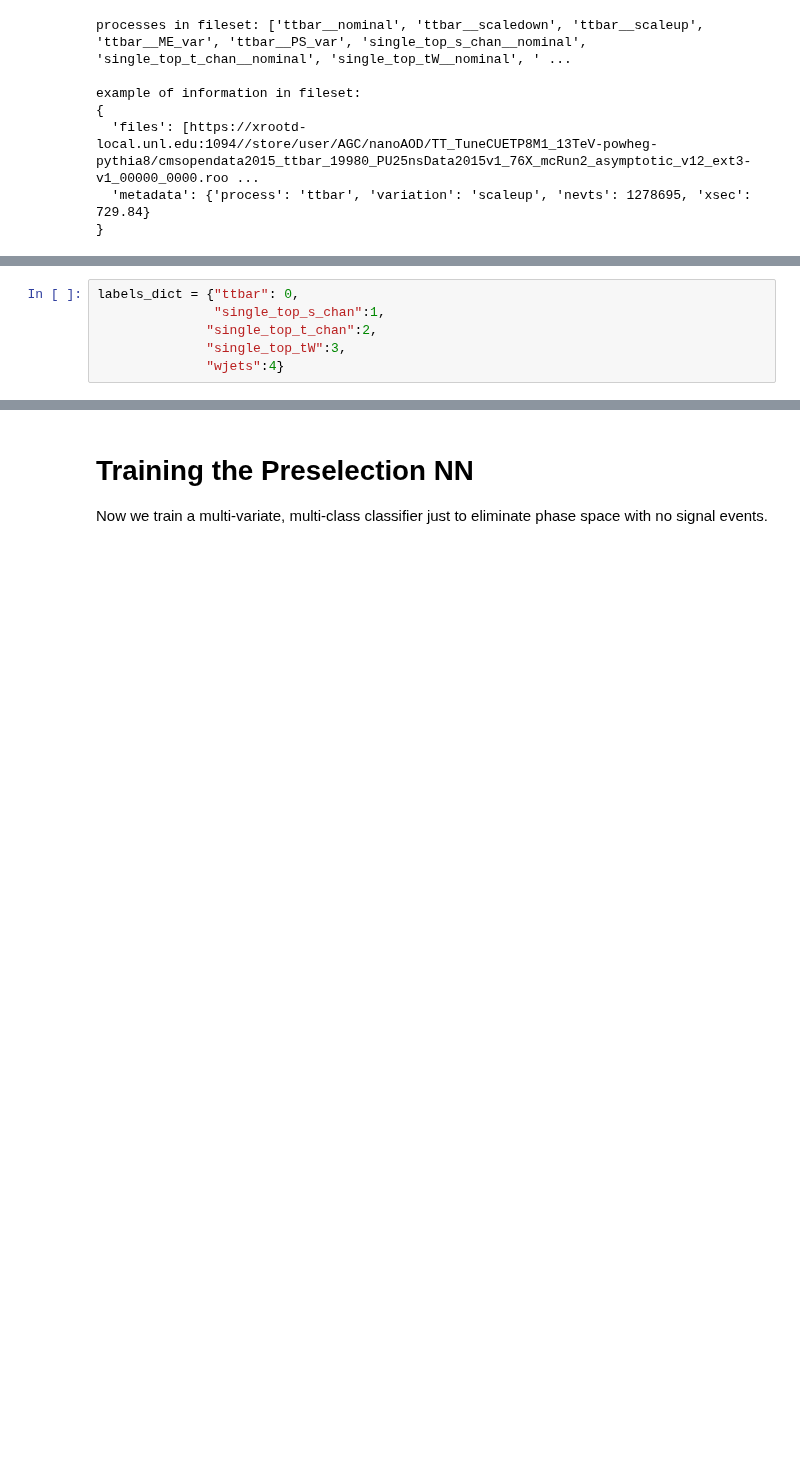
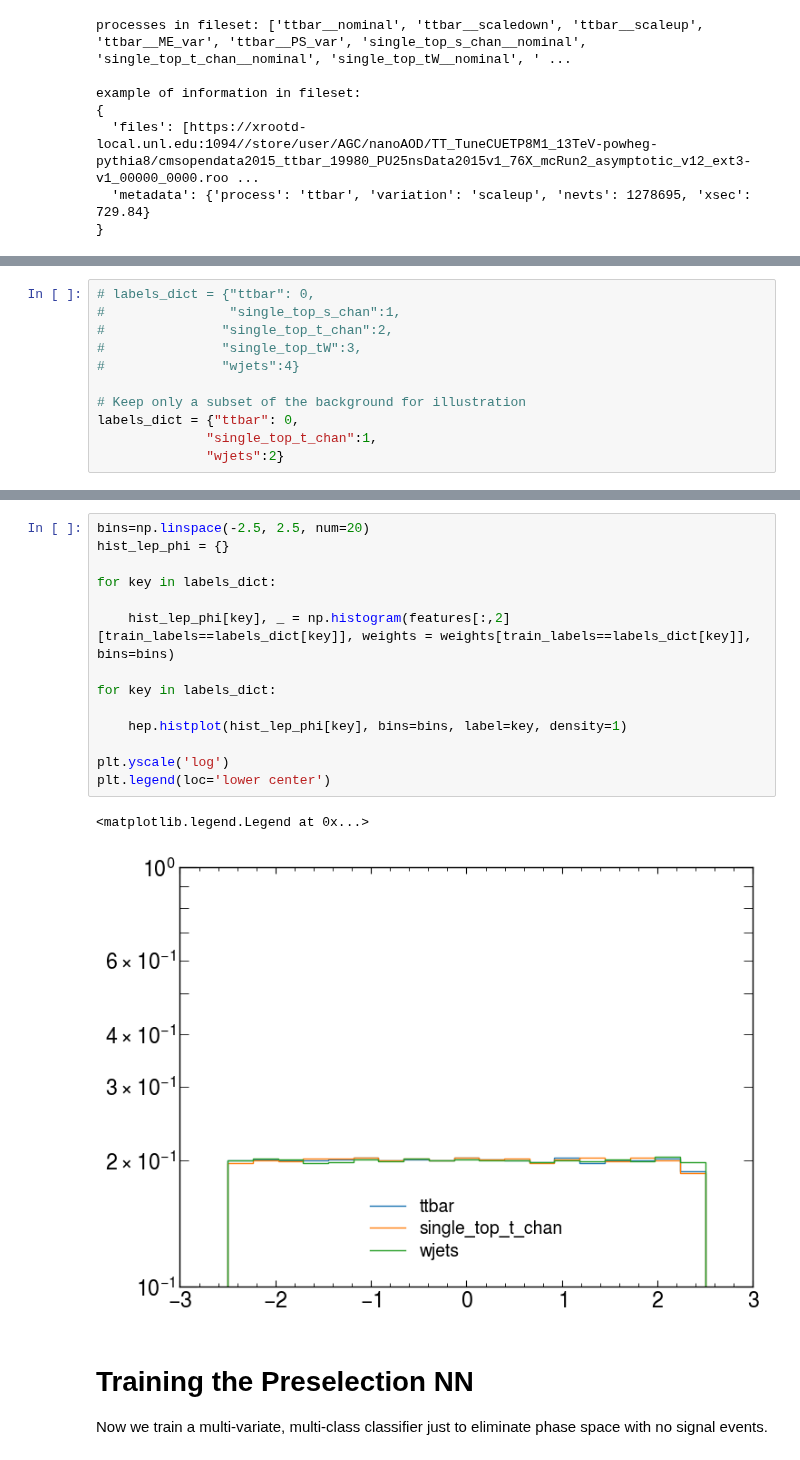
Before and after one commit to Ragansu/NSBI-workflow-tutorial, a Jupyter notebook: Data_Preprocessing.ipynb, the cells around one changed output, grey strips where cells are left out. Drawn from its saved outputs; the diff is of its cells as text; blank space fills up the shorter version.

```diff
--- a/Data_Preprocessing.ipynb
+++ b/Data_Preprocessing.ipynb
@@ -67,11 +67,16 @@ filemeta = run.preprocess(fileset, treename=treename)  # pre-processing
 [interactive output not drawn]
 [interactive output not drawn]
 # %%
+# labels_dict = {"ttbar": 0,
+#                "single_top_s_chan":1,
+#               "single_top_t_chan":2,
+#               "single_top_tW":3,
+#               "wjets":4}
+
+# Keep only a subset of the background for illustration
 labels_dict = {"ttbar": 0,
-               "single_top_s_chan":1,
-              "single_top_t_chan":2,
-              "single_top_tW":3,
-              "wjets":4}
+              "single_top_t_chan":1,
+              "wjets":2}
 # %%
 # function to create column accumulator from list
 def col_accumulator(a):
@@ -295,3 +268,20 @@ plt.legend(loc='lower center')
+# %%
+bins=np.linspace(-2.5, 2.5, num=20)
+hist_lep_phi = {}
+
+for key in labels_dict:
+
+    hist_lep_phi[key], _ = np.histogram(features[:,2][train_labels==labels_dict[key]], weights = weights[train_labels==labels_dict[key]], bins=bins)
+
+for key in labels_dict:
+
+    hep.histplot(hist_lep_phi[key], bins=bins, label=key, density=1)
+
+plt.yscale('log')
+plt.legend(loc='lower center')
+# %% [output]
+<matplotlib.legend.Legend at 0x...>
+[figure, added]
 # %% [markdown]
 Training the Preselection NN
 ===
```
Also changed, not shown: parts of 20 cells of this notebook, 1 other file.
